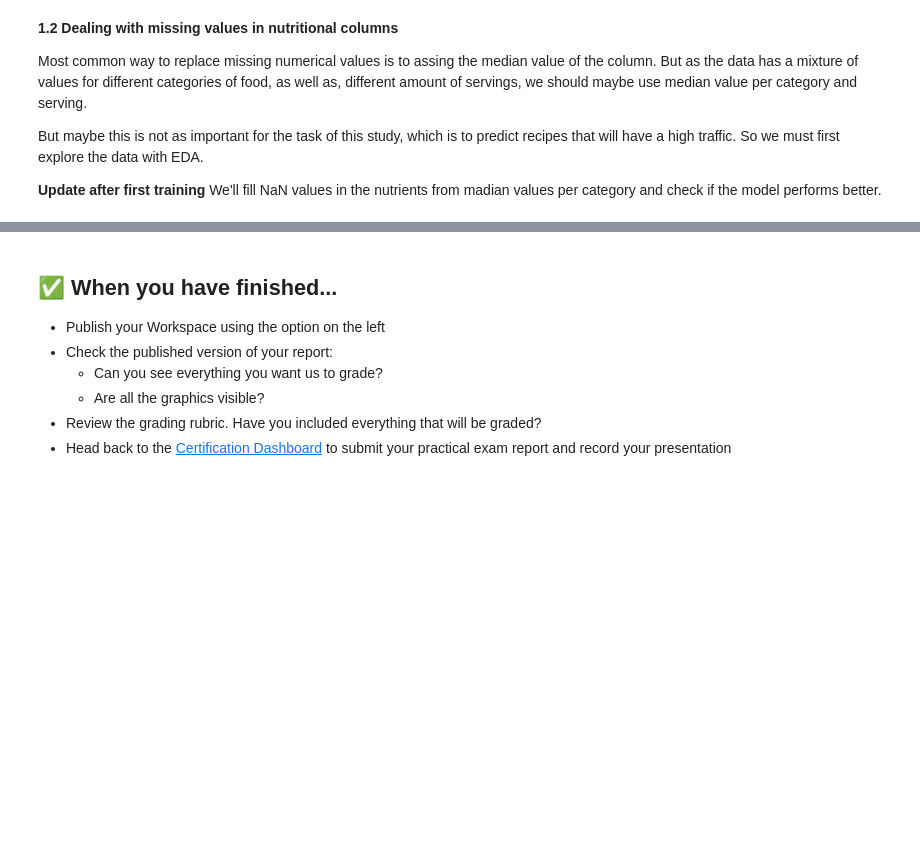
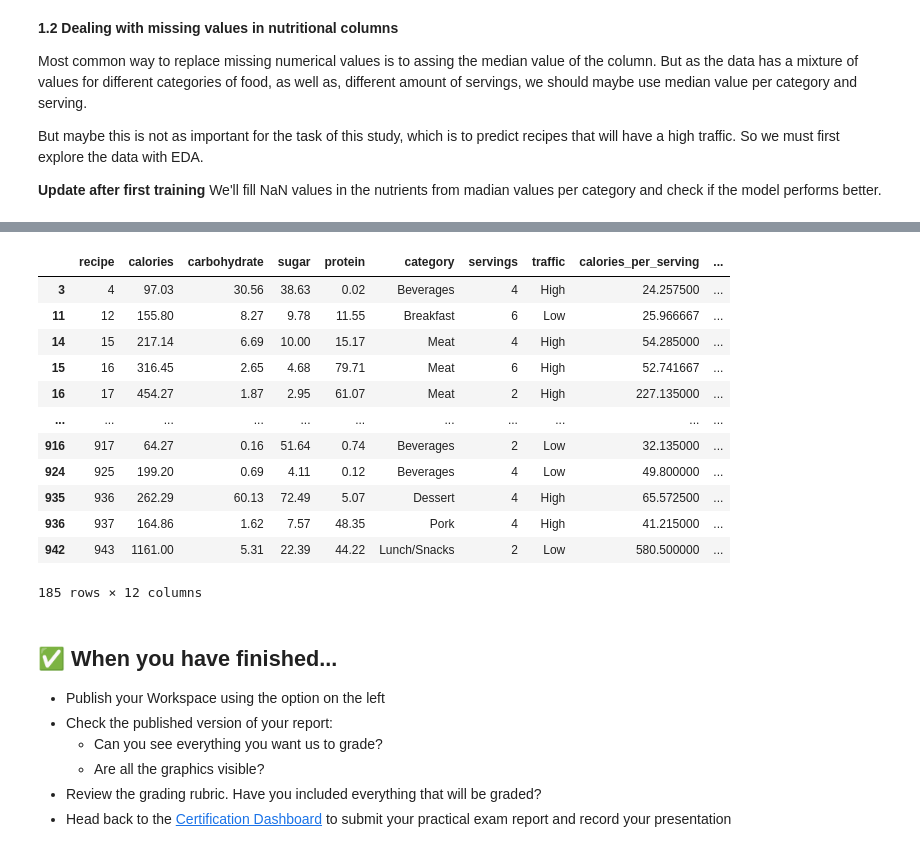
Before and after one commit to realivanivani/Recipe-Site-Traffic-Predictor, a Jupyter notebook: notebook_second_version.ipynb, the cells around one changed output, grey strips where cells are left out. Cells and saved outputs as stored; diff of their text form; code cells hidden in the pictures; blank space fills up the shorter version.

```diff
--- a/notebook_second_version.ipynb
+++ b/notebook_second_version.ipynb
@@ -227,3 +265,20 @@ TypeError: Transform function invalid for data types
+# %%
+# Let's try to find some ilogical situation, ei. sugar content is higher than carbs
+df[df.sugar > df.carbohydrate]
+# %% [output]
+|  | recipe | calories | carbohydrate | sugar | protein | category | servings | traffic | calories_per_serving | ... |
+| 3 | 4 | 97.03 | 30.56 | 38.63 | 0.02 | Beverages | 4 | High | 24.257500 | ... |
+| 11 | 12 | 155.80 | 8.27 | 9.78 | 11.55 | Breakfast | 6 | Low | 25.966667 | ... |
+| 14 | 15 | 217.14 | 6.69 | 10.00 | 15.17 | Meat | 4 | High | 54.285000 | ... |
+| 15 | 16 | 316.45 | 2.65 | 4.68 | 79.71 | Meat | 6 | High | 52.741667 | ... |
+| 16 | 17 | 454.27 | 1.87 | 2.95 | 61.07 | Meat | 2 | High | 227.135000 | ... |
+| ... | ... | ... | ... | ... | ... | ... | ... | ... | ... | ... |
+| 916 | 917 | 64.27 | 0.16 | 51.64 | 0.74 | Beverages | 2 | Low | 32.135000 | ... |
+| 924 | 925 | 199.20 | 0.69 | 4.11 | 0.12 | Beverages | 4 | Low | 49.800000 | ... |
+| 935 | 936 | 262.29 | 60.13 | 72.49 | 5.07 | Dessert | 4 | High | 65.572500 | ... |
+| 936 | 937 | 164.86 | 1.62 | 7.57 | 48.35 | Pork | 4 | High | 41.215000 | ... |
+| 942 | 943 | 1161.00 | 5.31 | 22.39 | 44.22 | Lunch/Snacks | 2 | Low | 580.500000 | ... |
+185 rows × 12 columns
 # %% [markdown]
 ## ✅ When you have finished...
 -  Publish your Workspace using the option on the left
```
Also changed, not shown: parts of 4 cells of this notebook.
